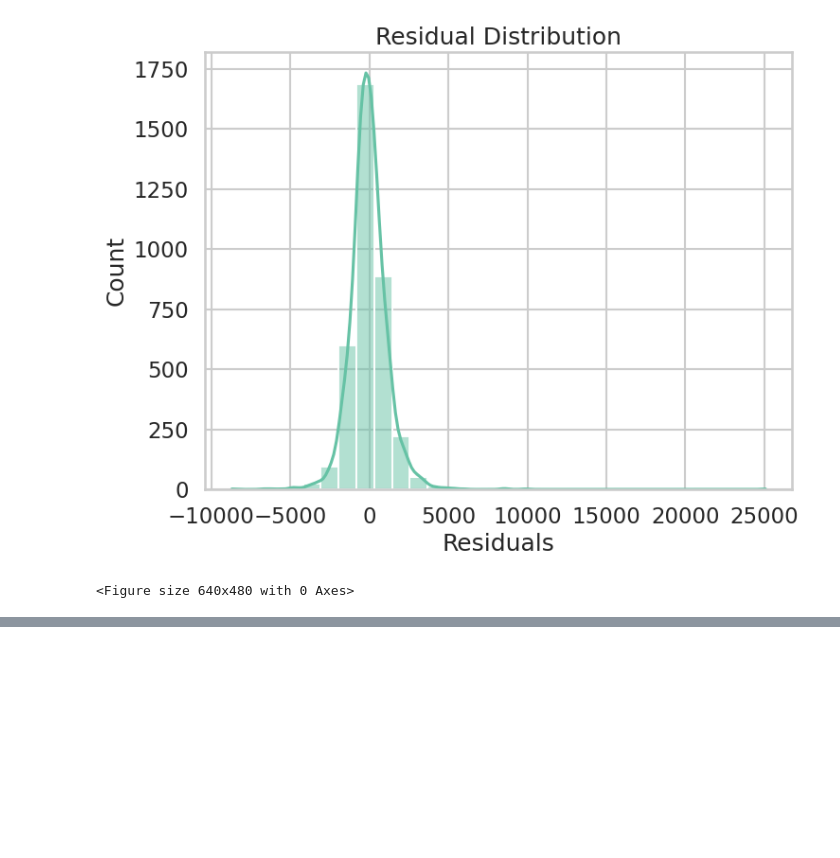
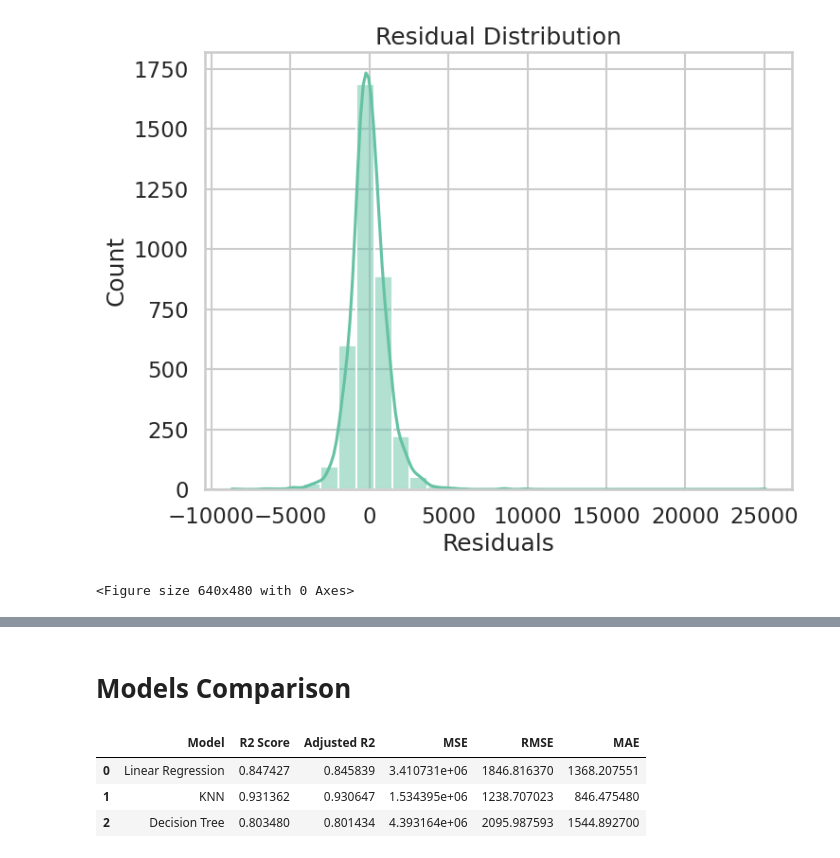
Before and after one commit to code-with-ayyan/Practice-Projects, a Jupyter notebook: Ford-car-price-prediction/ford.ipynb, the cells around one changed output, grey strips where cells are left out. Saved outputs shown, nothing was run; the diff lists cells and outputs as text; code cells hidden in the pictures; blank space fills up the shorter version.

```diff
--- a/Ford-car-price-prediction/ford.ipynb
+++ b/Ford-car-price-prediction/ford.ipynb
@@ -593,0 +684,18 @@ plt.savefig('images_KNN_model/residual_distribution_KNN_model.png')
+# %% [markdown]
+# Models Comparison
+# %%
+models_comparison_df = pd.DataFrame({
+    'Model': ['Linear Regression', 'KNN', 'Decision Tree'],
+    'R2 Score': [linear_model_r2, KNN_model_r2, DT_model_r2],
+    'Adjusted R2': [linear_model_adjusted_r2, KNN_model_adjusted_r2, DT_model_adjusted_r2],
+    'MSE': [linear_model_mse, KNN_model_mse, DT_model_mse],
+    'RMSE': [linear_model_rmse, KNN_model_rmse, DT_model_rmse],
+    'MAE': [linear_model_mae, KNN_model_mae, DT_model_mae]
+})
+
+models_comparison_df
+# %% [output]
+|  | Model | R2 Score | Adjusted R2 | MSE | RMSE | MAE |
+| 0 | Linear Regression | 0.847427 | 0.845839 | 3.410731e+06 | 1846.816370 | 1368.207551 |
+| 1 | KNN | 0.931362 | 0.930647 | 1.534395e+06 | 1238.707023 | 846.475480 |
+| 2 | Decision Tree | 0.803480 | 0.801434 | 4.393164e+06 | 2095.987593 | 1544.892700 |
```
Also changed, not shown: parts of 10 cells of this notebook, 3 other files.
